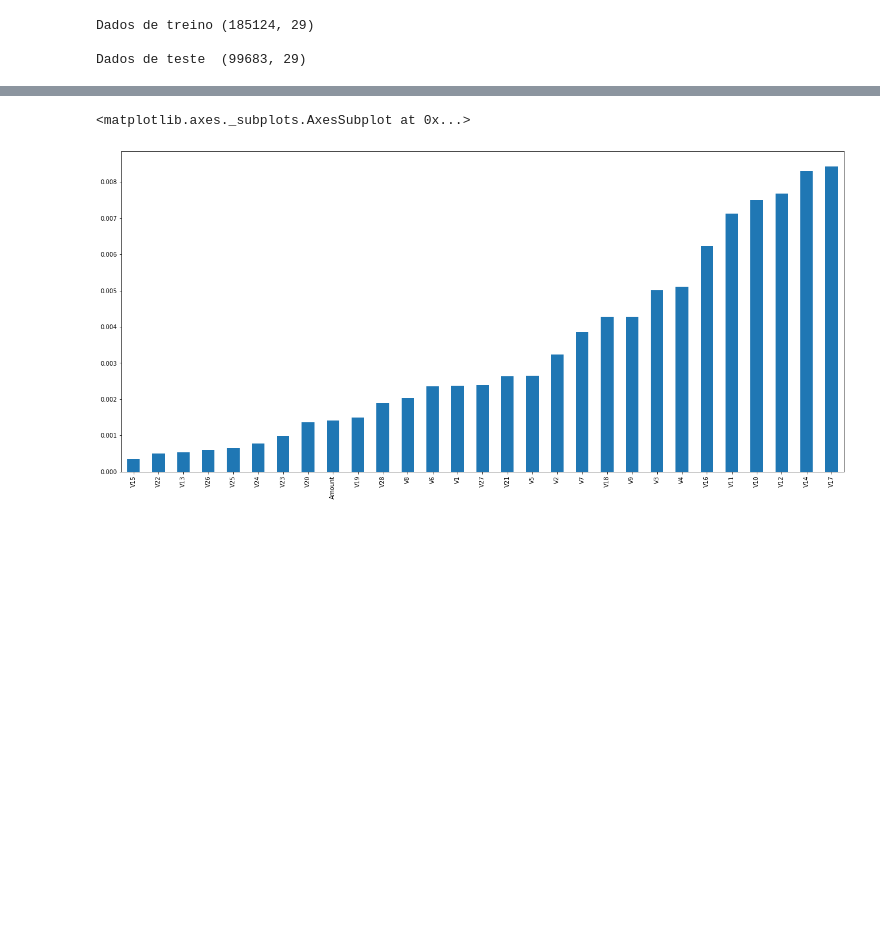
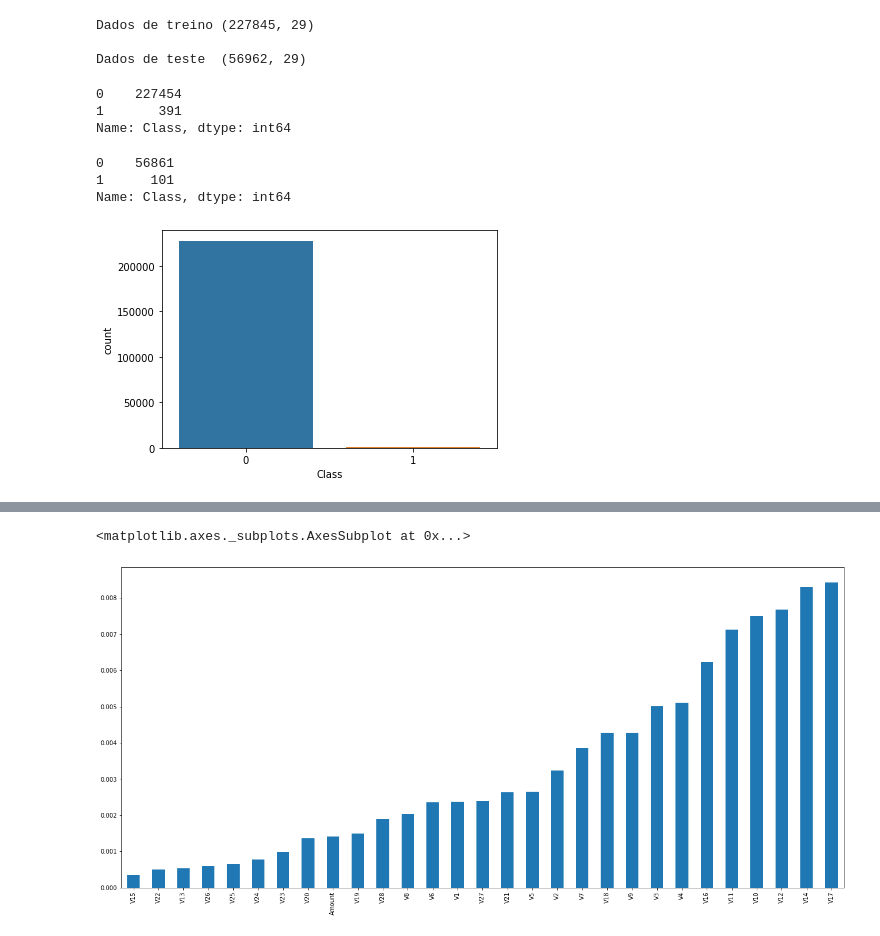
Before and after one commit to brendontj/CC-Fraud-Detection, a Jupyter notebook: cc_fraud_detector.ipynb, the cells around one changed output, grey strips where cells are left out. Saved outputs shown, nothing was run; the diff lists cells and outputs as text; code cells hidden in the pictures; blank space fills up the shorter version.

```diff
--- a/cc_fraud_detector.ipynb
+++ b/cc_fraud_detector.ipynb
@@ -34,17 +36,31 @@ Quantidade de linhas do dataset sem valor Null/NaN/NaT 284807
 | 3 | -0.966272 | -0.185226 | 1.792993 | -0.863291 | -0.010309 | 1.247203 | 0.237609 | 0.377436 | -1.387024 | -0.054952 | -0.226487 | ... |
 | 4 | -1.158233 | 0.877737 | 1.548718 | 0.403034 | -0.407193 | 0.095921 | 0.592941 | -0.270533 | 0.817739 | 0.753074 | -0.822843 | ... |
 # %%
-x_train,  x_test, y_train, y_test = train_test_split(df.drop(['ID', 'Class'], axis=1), df['Class'], test_size=0.35, random_state = 0)
+x_train,  x_test, y_train, y_test = train_test_split(df.drop(['ID', 'Class'], axis=1), df['Class'], test_size=0.20, random_state = 0)
 print('Dados de treino {}\n'.format(x_train.shape))
 print('Dados de teste  {}\n'.format(x_test.shape))
 # %% [output]
-Dados de treino (185124, 29)
+Dados de treino (227845, 29)
 
-Dados de teste  (99683, 29)
+Dados de teste  (56962, 29)
 # %%
 df_train = x_train.copy()
-df_train.append(y_train)
+df_train['Class'] = y_train
 df_test = x_test.copy()
-df_test.append(y_test)
-
-df_train.head()
+df_test['Class'] = y_test
+# %%
+df_train['Class'].value_counts()
+# %% [output]
+0    227454
+1       391
+Name: Class, dtype: int64
+# %%
+df_test['Class'].value_counts()
+# %% [output]
+0    56861
+1      101
+Name: Class, dtype: int64
+# %%
+ax = sns.countplot(x="Class", data=df_train)
+# %% [output]
+[figure, added]
```
Also changed, not shown: parts of 7 cells of this notebook.
